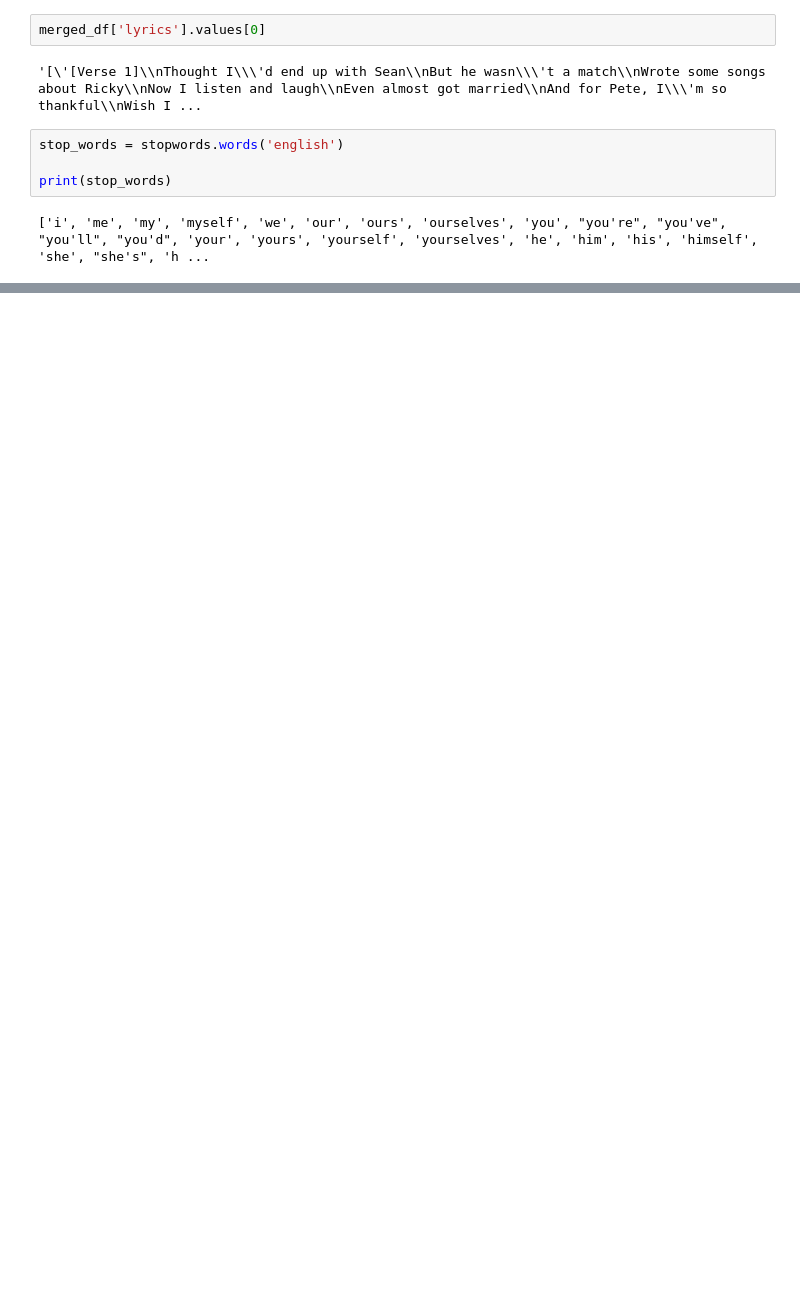
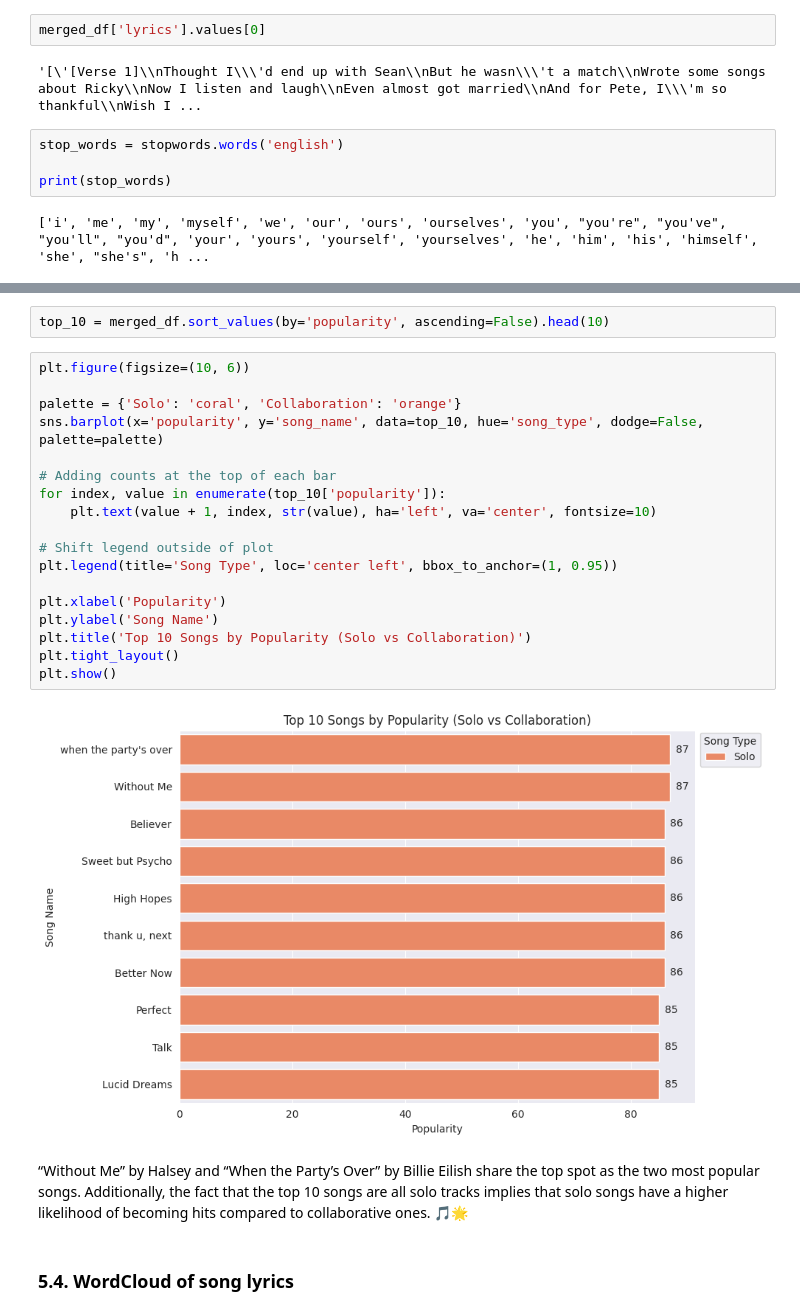
Before and after one commit to Oyebamiji-Micheal/ACME-Internship, a Jupyter notebook: 01-sentiment-analysis/notebook/sentiment-analysis.ipynb, the cells around one changed output, grey strips where cells are left out. Drawn from its saved outputs; the diff is of its cells as text; blank space fills up the shorter version.

```diff
--- a/01-sentiment-analysis/notebook/sentiment-analysis.ipynb
+++ b/01-sentiment-analysis/notebook/sentiment-analysis.ipynb
@@ -194,0 +291,26 @@ Name: cleaned_lyrics, Length: 19663, dtype: object
+# %%
+top_10 = merged_df.sort_values(by='popularity', ascending=False).head(10)
+# %%
+plt.figure(figsize=(10, 6))
+
+palette = {'Solo': 'coral', 'Collaboration': 'orange'}
+sns.barplot(x='popularity', y='song_name', data=top_10, hue='song_type', dodge=False, palette=palette)
+
+# Adding counts at the top of each bar
+for index, value in enumerate(top_10['popularity']):
+    plt.text(value + 1, index, str(value), ha='left', va='center', fontsize=10)
+
+# Shift legend outside of plot
+plt.legend(title='Song Type', loc='center left', bbox_to_anchor=(1, 0.95))
+
+plt.xlabel('Popularity')
+plt.ylabel('Song Name')
+plt.title('Top 10 Songs by Popularity (Solo vs Collaboration)')
+plt.tight_layout()
+plt.show()
+# %% [output]
+[figure, added]
+# %% [markdown]
+“Without Me” by Halsey and “When the Party’s Over” by Billie Eilish share the top spot as the two most popular songs. Additionally, the fact that the top 10 songs are all solo tracks implies that solo songs have a higher likelihood of becoming hits compared to collaborative ones. 🎵🌟
+# %% [markdown]
+### 5.4. WordCloud of song lyrics
```
Also changed, not shown: parts of 39 cells of this notebook.
